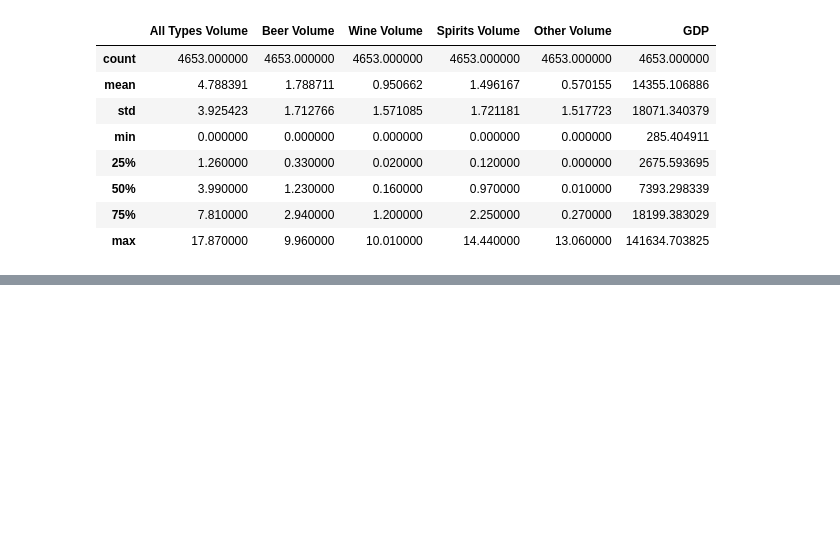
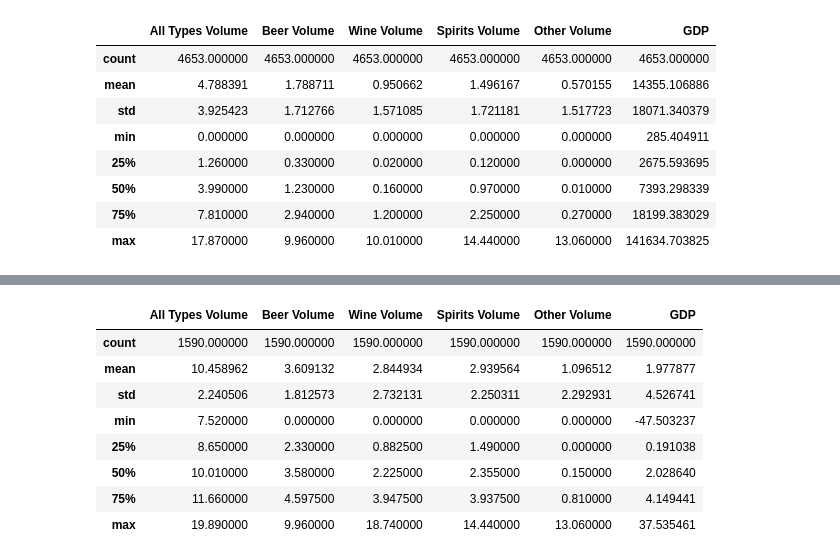
Before and after one commit to stuartbrown4/Big-Data-Assignment, a Jupyter notebook: Data-Handling-01.ipynb, the cells around one changed output, grey strips where cells are left out. Cells and saved outputs as stored; diff of their text form; code cells hidden in the pictures; blank space fills up the shorter version.

```diff
--- a/Data-Handling-01.ipynb
+++ b/Data-Handling-01.ipynb
@@ -267,0 +325,13 @@ gdp_ppp_merge.drop(columns=['Period']).describe()
+# %%
+q75 = gdp_g_pc_merge.drop(columns=['Period'])['All Types Volume'].quantile(q=0.75)
+gdp_g_pc_merge.drop(columns=['Period'])[gdp_g_pc_merge.drop(columns=['Period'])['All Types Volume'].ge(q75)].describe()
+# %% [output]
+|  | All Types Volume | Beer Volume | Wine Volume | Spirits Volume | Other Volume | GDP |
+| count | 1590.000000 | 1590.000000 | 1590.000000 | 1590.000000 | 1590.000000 | 1590.000000 |
+| mean | 10.458962 | 3.609132 | 2.844934 | 2.939564 | 1.096512 | 1.977877 |
+| std | 2.240506 | 1.812573 | 2.732131 | 2.250311 | 2.292931 | 4.526741 |
+| min | 7.520000 | 0.000000 | 0.000000 | 0.000000 | 0.000000 | -47.503237 |
+| 25% | 8.650000 | 2.330000 | 0.882500 | 1.490000 | 0.000000 | 0.191038 |
+| 50% | 10.010000 | 3.580000 | 2.225000 | 2.355000 | 0.150000 | 2.028640 |
+| 75% | 11.660000 | 4.597500 | 3.947500 | 3.937500 | 0.810000 | 4.149441 |
+| max | 19.890000 | 9.960000 | 18.740000 | 14.440000 | 13.060000 | 37.535461 |
```
Also changed, not shown: parts of 12 cells of this notebook.
